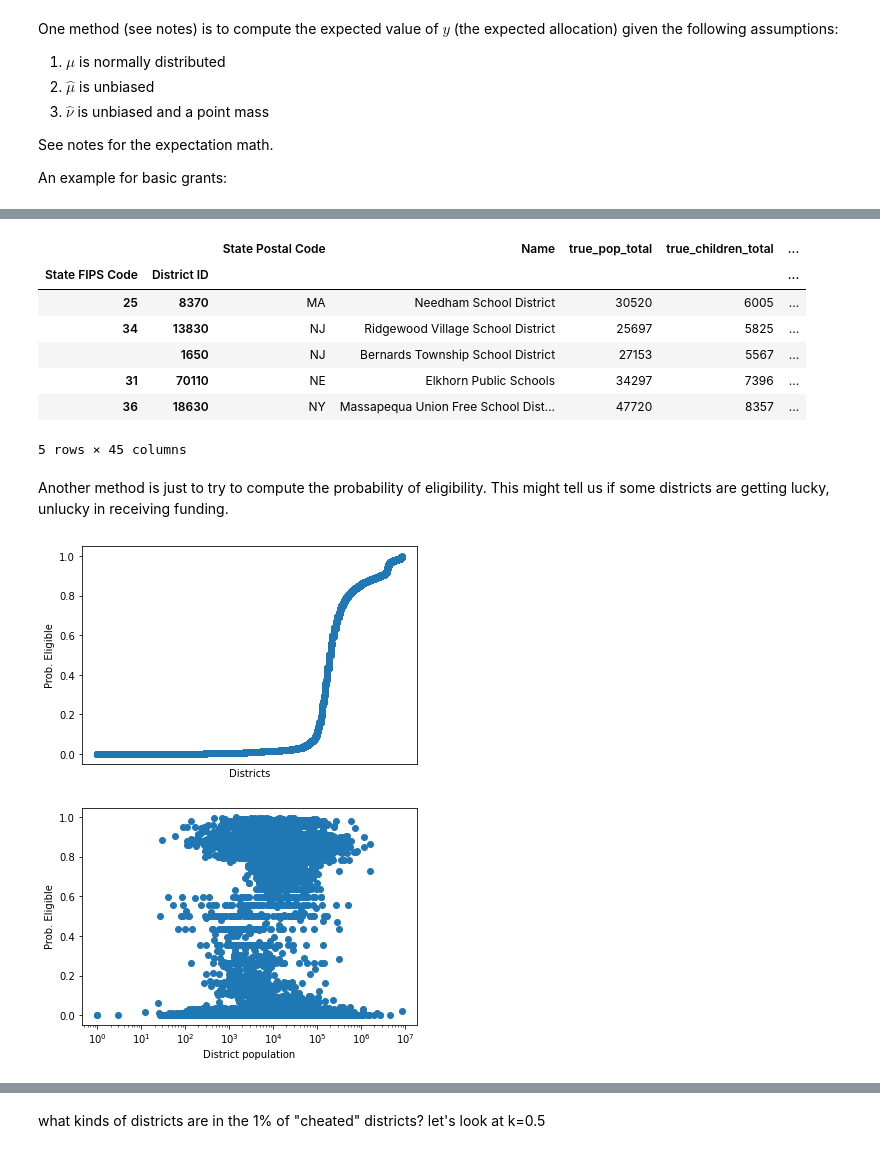
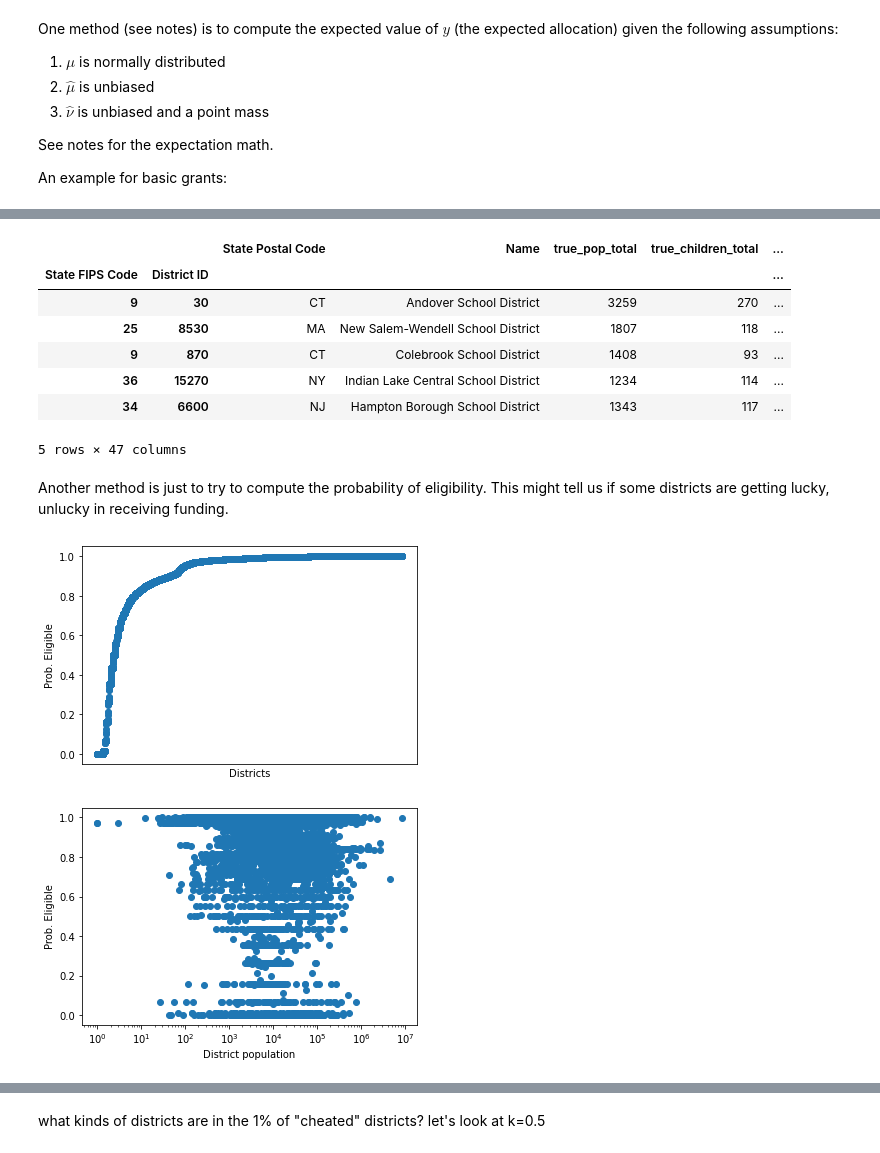
Before and after one commit to ryansteed/dp-policy, a Jupyter notebook: notebooks/titlei.ipynb, the cells around one changed output, grey strips where cells are left out. Cells and saved outputs as stored; diff of their text form; code cells hidden in the pictures.

```diff
--- a/notebooks/titlei.ipynb
+++ b/notebooks/titlei.ipynb
@@ -592,36 +593,37 @@ np.sqrt(np.mean((expected_y - y_hat)**2))
 # %%
-df.tail()
+df["expected_loss_per_child_poverty"] = df.expected_loss_basic / df.true_children_poverty
+df.sort_values("expected_loss_per_child_poverty", ascending=True).dropna().tail()
 # %% [output]
 |  |  | State Postal Code | Name | true_pop_total | true_children_total | ... |
 | State FIPS Code | District ID |  |  |  |  | ... |
-| 25 | 8370 | MA | Needham School District | 30520 | 6005 | ... |
-| 34 | 13830 | NJ | Ridgewood Village School District | 25697 | 5825 | ... |
-|  | 1650 | NJ | Bernards Township School District | 27153 | 5567 | ... |
-| 31 | 70110 | NE | Elkhorn Public Schools | 34297 | 7396 | ... |
-| 36 | 18630 | NY | Massapequa Union Free School Dist... | 47720 | 8357 | ... |
+| 9 | 30 | CT | Andover School District | 3259 | 270 | ... |
+| 25 | 8530 | MA | New Salem-Wendell School District | 1807 | 118 | ... |
+| 9 | 870 | CT | Colebrook School District | 1408 | 93 | ... |
+| 36 | 15270 | NY | Indian Lake Central School District | 1234 | 114 | ... |
+| 34 | 6600 | NJ | Hampton Borough School District | 1343 | 117 | ... |
-5 rows × 45 columns
+5 rows × 47 columns
 # %% [markdown]
 Another method is just to try to compute the probability of eligibility. This might tell us if some districts are getting lucky, unlucky in receiving funding.
 # %%
 df = df.sort_values("prob_el_basic")
 ax = plt.gca()
 ax.axes.xaxis.set_ticks([])
 # ax.set_yscale('log')
-plt.scatter(range(len(expected_y)), df["prob_el_basic"])
+plt.scatter(range(len(df)), df["prob_el_basic"])
 plt.xlabel("Districts")
 plt.ylabel("Prob. Eligible")
 plt.show()
 
 ax = plt.gca()
 ax.axes.xaxis.set_ticks([])
 plt.scatter(allocator.estimates.true_pop_total, df["prob_el_basic"])
 ax.set_xscale('log')
 plt.xlabel("District population")
 plt.ylabel("Prob. Eligible")
 plt.show()
 # %% [output]
-[figure, old version]
+[figure, new version]
-[figure, old version]
+[figure, new version]
 # %%
 # difference in prob of eligibility vs actual eligibility
 # df["eligible_basic"] = df.true_grant_basic > 0.0
```
Also changed, not shown: parts of 5 cells of this notebook.
